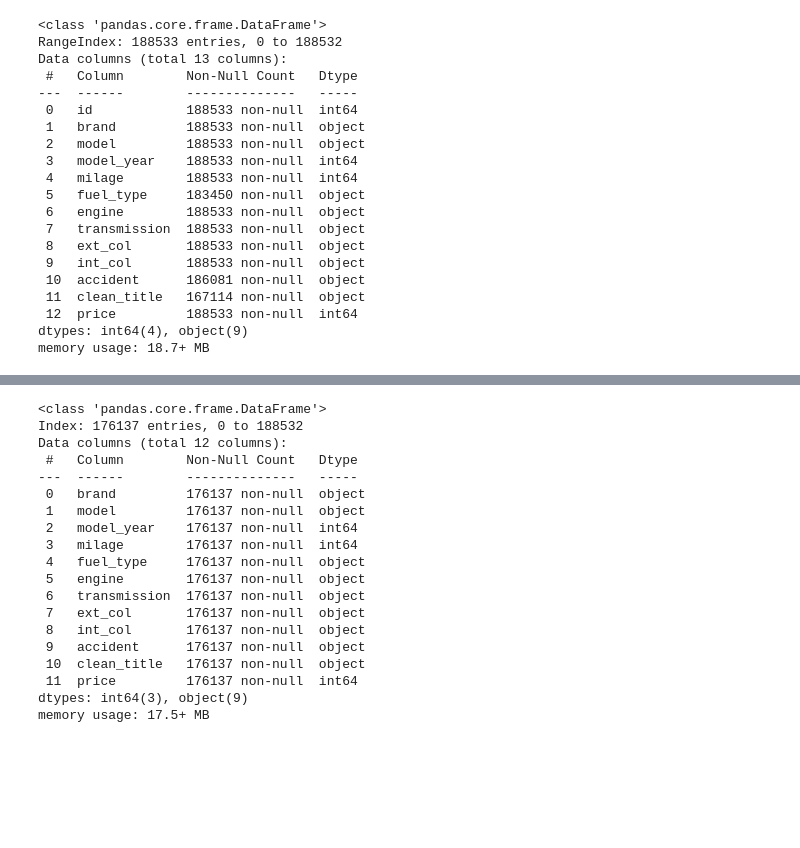
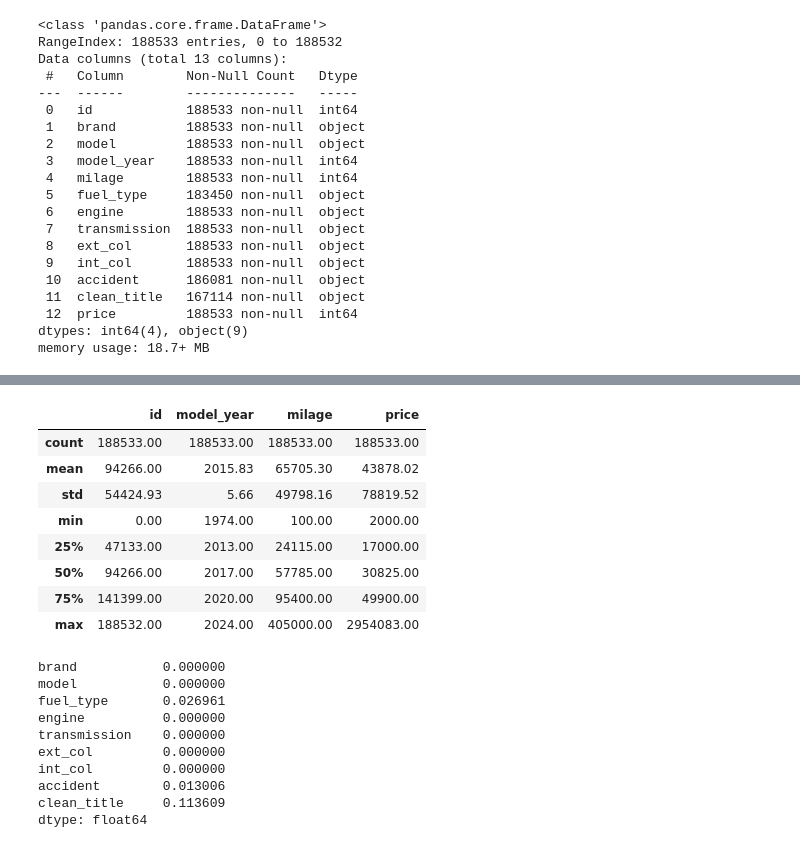
Before and after one commit to jpmamededs/KaggleCarPricesRegression, a Jupyter notebook: carPricesNotebook.ipynb, the cells around one changed output, grey strips where cells are left out. Saved outputs shown, nothing was run; the diff lists cells and outputs as text; code cells hidden in the pictures; blank space fills up the shorter version.

```diff
--- a/carPricesNotebook.ipynb
+++ b/carPricesNotebook.ipynb
@@ -193,22 +40,25 @@ train_csv = train_csv[train_csv['price'] <= 150000]
-# %%
-train_csv.info()
-# %% [output]
-<class 'pandas.core.frame.DataFrame'>
-Index: 176137 entries, 0 to 188532
-Data columns (total 12 columns):
- #   Column        Non-Null Count   Dtype
----  ------        --------------   -----
- 0   brand         176137 non-null  object
- 1   model         176137 non-null  object
- 2   model_year    176137 non-null  int64
- 3   milage        176137 non-null  int64
- 4   fuel_type     176137 non-null  object
- 5   engine        176137 non-null  object
- 6   transmission  176137 non-null  object
- 7   ext_col       176137 non-null  object
- 8   int_col       176137 non-null  object
- 9   accident      176137 non-null  object
- 10  clean_title   176137 non-null  object
- 11  price         176137 non-null  int64
-dtypes: int64(3), object(9)
-memory usage: 17.5+ MB
+# %%
+train_df.describe().round(2)
+# %% [output]
+|  | id | model_year | milage | price |
+| count | 188533.00 | 188533.00 | 188533.00 | 188533.00 |
+| mean | 94266.00 | 2015.83 | 65705.30 | 43878.02 |
+| std | 54424.93 | 5.66 | 49798.16 | 78819.52 |
+| min | 0.00 | 1974.00 | 100.00 | 2000.00 |
+| 25% | 47133.00 | 2013.00 | 24115.00 | 17000.00 |
+| 50% | 94266.00 | 2017.00 | 57785.00 | 30825.00 |
+| 75% | 141399.00 | 2020.00 | 95400.00 | 49900.00 |
+| max | 188532.00 | 2024.00 | 405000.00 | 2954083.00 |
+# %%
+train_df.select_dtypes(include='object').isna().sum()/len(train_df)
+# %% [output]
+brand           0.000000
+model           0.000000
+fuel_type       0.026961
+engine          0.000000
+transmission    0.000000
+ext_col         0.000000
+int_col         0.000000
+accident        0.013006
+clean_title     0.113609
+dtype: float64
```
Also changed, not shown: parts of 26 cells of this notebook.
